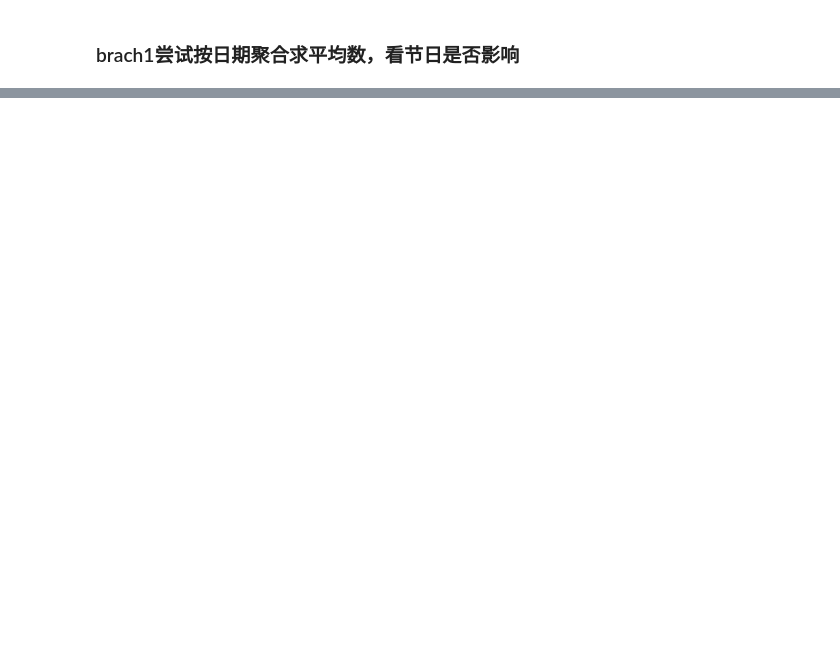
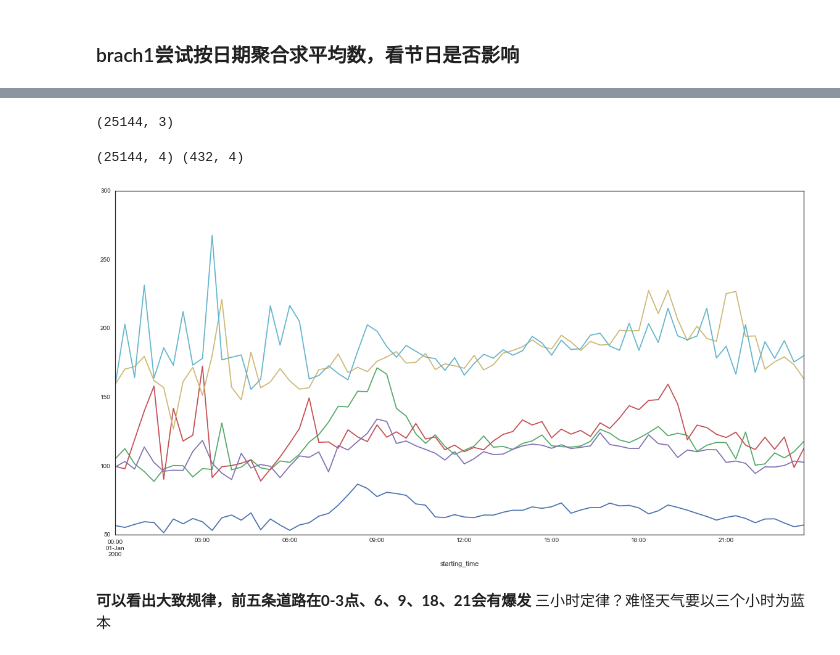
Before and after one commit to davidwang8088/KDD-cup-2017, a Jupyter notebook: code/total/EDA.ipynb, the cells around one changed output, grey strips where cells are left out. Saved outputs shown, nothing was run; the diff lists cells and outputs as text; code cells hidden in the pictures; blank space fills up the shorter version.

```diff
--- a/code/total/EDA.ipynb
+++ b/code/total/EDA.ipynb
@@ -32,0 +98,50 @@ t5_train_day[(t5_train_day['intersection_id']=='A') & (t5_train_day['tollgate_id
+# %%
+# 定义一个函数取出时间
+import time
+def exchange():
+    result = []
+    times = t5_train['starting_time']
+    for i in range(t5_train.shape[0]):
+        time1 = times[i]
+        time1 = time1.strftime(format='%Y-%m-%d %H:%M:%S')
+        time0 = '2000-01-01 '
+        time1 = time1.split(' ')[1]
+        time1 = pd.to_datetime(time0 + time1, format='%Y-%m-%d %H:%M:%S')
+        result.append(time1)
+    return pd.Series(result)
+result = exchange()
+from copy import copy
+t5_pre = copy(t5_train)
+t5_pre['starting_time'] = result
+# %%
+t5_pre = t5_pre.set_index(['starting_time'])
+# %%
+t5_pre.shape
+# %% [output]
+(25144, 3)
+# %%
+# 是否假期,星期,小时,在那个时间窗口
+# 感觉hour 和 time没什么用，如果觉得某一个特征有用，可以直接进行特征重要性检测
+t5_pre= t5_pre.groupby([pd.TimeGrouper('20Min'), 'intersection_id', 'tollgate_id']).avg_travel_time.mean()\
+       .reset_index()
+# %%
+print t5_train.shape, t5_pre.shape
+# %% [output]
+(25144, 4) (432, 4)
+# %%
+t5_pre = t5_pre.set_index(['starting_time'])
+# %%
+# 进行可视化
+for a, b in ids:
+    i = 1
+    j = 111
+    fig = plt.figure(i)
+    fig.set_size_inches(20, 10)
+    plt.subplot(j)
+    t5_pre[(t5_pre['intersection_id']==a) & (t5_pre['tollgate_id']==b)]['avg_travel_time'].plot()
+    i += 1
+# %% [output]
+[figure, added]
+# %% [markdown]
+**可以看出大致规律，前五条道路在0-3点、6、9、18、21会有爆发**
+三小时定律？难怪天气要以三个小时为蓝本
```
Also changed, not shown: parts of 72 cells of this notebook, 2 other files.
